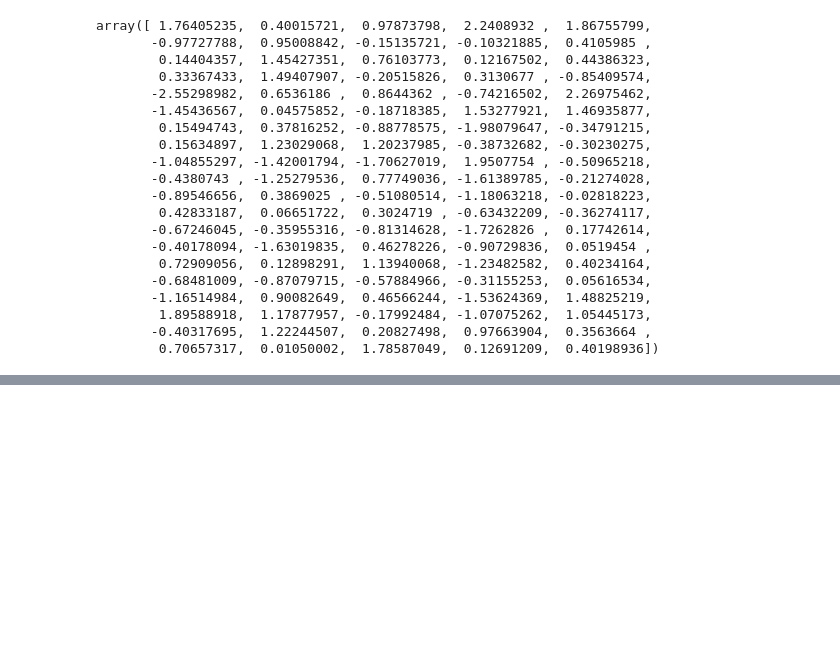
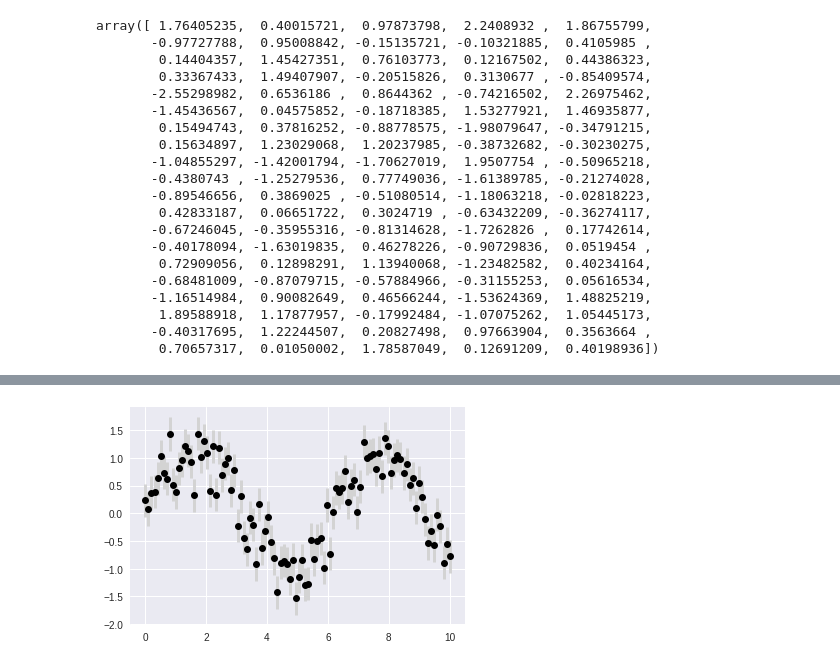
Before and after one commit to Jaise152/Learning, a Jupyter notebook: Matplotlib.ipynb, the cells around one changed output, grey strips where cells are left out. Saved outputs shown, nothing was run; the diff lists cells and outputs as text; code cells hidden in the pictures; blank space fills up the shorter version.

```diff
--- a/Matplotlib.ipynb
+++ b/Matplotlib.ipynb
@@ -252,0 +309,9 @@ array([ 1.76405235,  0.40015721,  0.97873798,  2.2408932 ,  1.86755799,
+# %%
+x = np.linspace(0, 10, 100)
+dy = 0.3
+y = np.sin(x) + dy * np.random.randn(100)
+
+plt.errorbar(x, y, yerr=dy, fmt='o', color='black',
+             ecolor='lightgray', elinewidth=3, capsize=0);
+# %% [output]
+[figure, added]
```
Also changed, not shown: parts of 16 cells of this notebook.
